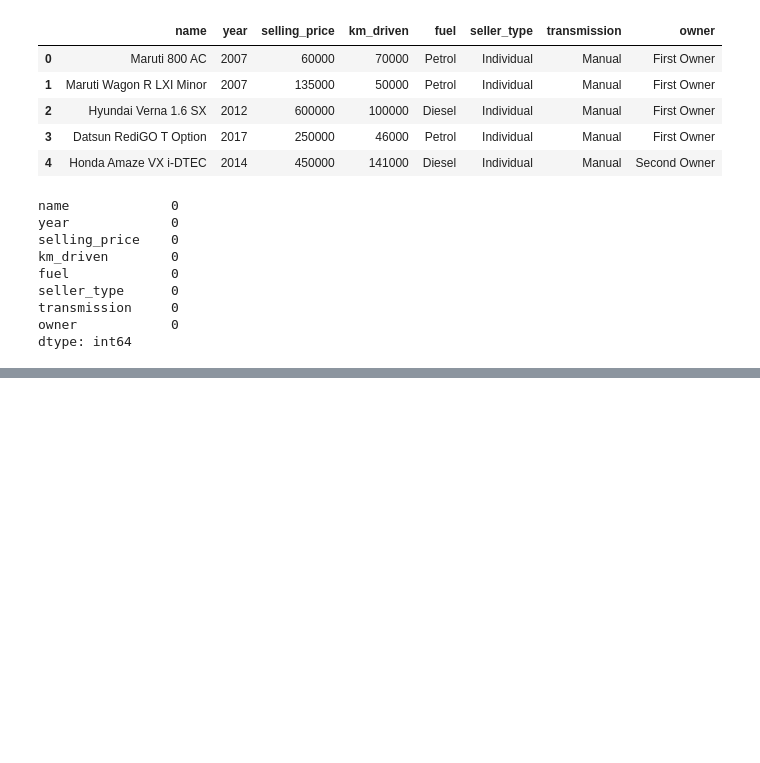
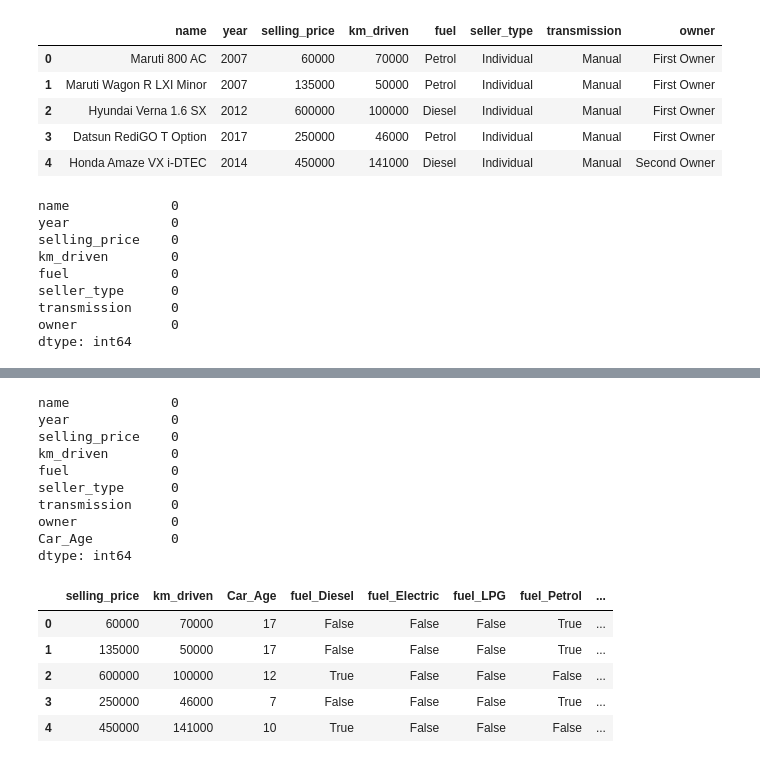
Before and after one commit to yanethcast/Regresion-Lineal-Card-details, a Jupyter notebook: Regresion Lineal_1.ipynb, the cells around one changed output, grey strips where cells are left out. Cells and saved outputs as stored; diff of their text form; code cells hidden in the pictures; blank space fills up the shorter version.

```diff
--- a/Regresion Lineal_1.ipynb
+++ b/Regresion Lineal_1.ipynb
@@ -137,0 +108,33 @@ Predicción 2 para (Car_Age: 2 años): 1010260.28 USD
+# %%
+# Paso 2: Preprocesar los Datos
+
+# Verificar valores faltantes
+print(df.isnull().sum())
+
+# Eliminar valores atípicos en 'selling_price' mayores a 6,000,000
+df = df[df['selling_price'] <= 6000000]
+
+# Transformación de variables categóricas a numéricas
+df = pd.get_dummies(df, columns=['fuel', 'seller_type', 'transmission', 'owner'], drop_first=True)
+
+# Eliminar la columna 'name' ya que no aporta información relevante
+df.drop(['name', 'year'], axis=1, inplace=True)
+
+df.head()  # Ver las primeras filas del DataFrame después del preprocesamiento
+# %% [output]
+name             0
+year             0
+selling_price    0
+km_driven        0
+fuel             0
+seller_type      0
+transmission     0
+owner            0
+Car_Age          0
+dtype: int64
+|  | selling_price | km_driven | Car_Age | fuel_Diesel | fuel_Electric | fuel_LPG | fuel_Petrol | ... |
+| 0 | 60000 | 70000 | 17 | False | False | False | True | ... |
+| 1 | 135000 | 50000 | 17 | False | False | False | True | ... |
+| 2 | 600000 | 100000 | 12 | True | False | False | False | ... |
+| 3 | 250000 | 46000 | 7 | False | False | False | True | ... |
+| 4 | 450000 | 141000 | 10 | True | False | False | False | ... |
```
Also changed, not shown: parts of 22 cells of this notebook.
